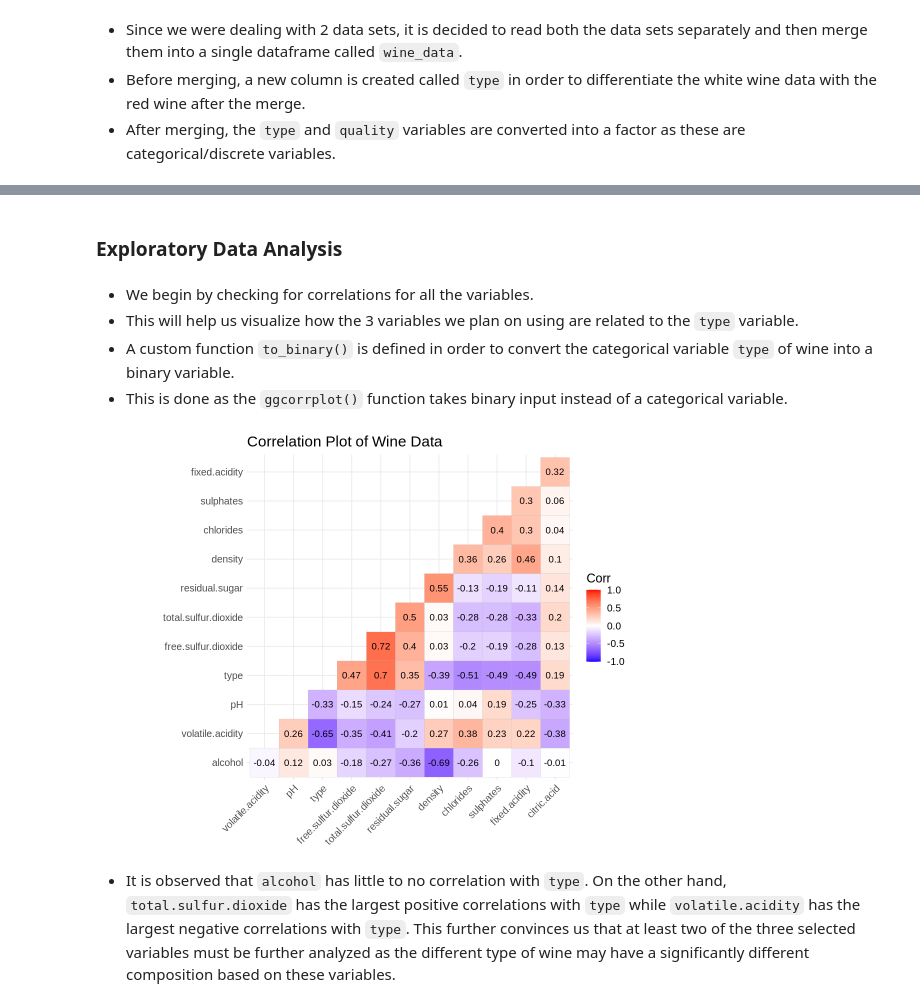
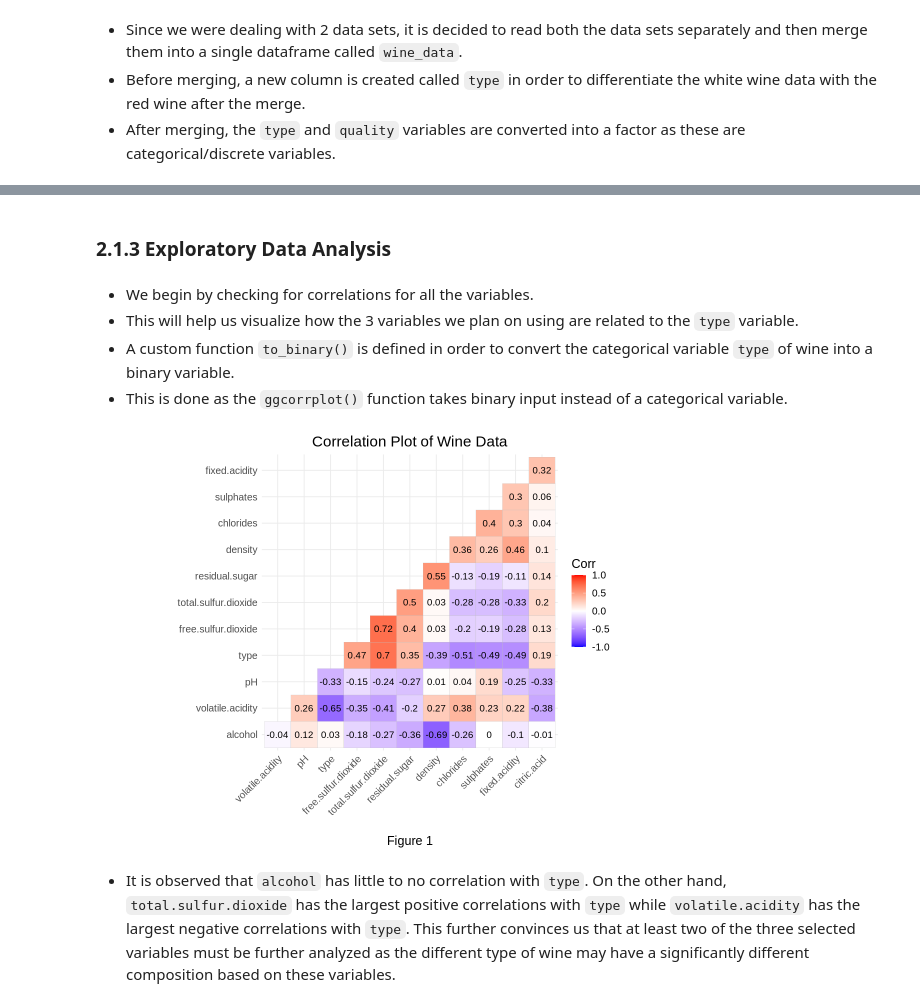
Before and after one commit to omertahi/STAT201-project, a Jupyter notebook: case_proposal.ipynb, the cells around one changed output, grey strips where cells are left out. Cells and saved outputs as stored; diff of their text form; code cells hidden in the pictures.

```diff
--- a/case_proposal.ipynb
+++ b/case_proposal.ipynb
@@ -97,5 +69,5 @@ A data.frame: 6 × 13
 # %% [markdown]
-### Exploratory Data Analysis
+### 2.1.3 Exploratory Data Analysis
 # %% [markdown]
 * We begin by checking for correlations for all the variables.
 * This will help us visualize how the 3 variables we plan on using are related to the `type` variable.
@@ -104,31 +76,34 @@ A data.frame: 6 × 13
 # %%
 options(repr.plot.width = 10, repr.plot.height = 7)
 
 # Convert categorical variable to binary (needed to make ggorrplot() work)
 to_binary <- function(x) {
     if(x == "red") {
         return(0)
     } else {
         return(1)
     }
 }
 
 # Prepare data for correlation plot
 r <- wine_data |>
     mutate(type = sapply(wine_data$type, to_binary)) |>
     select(type:alcohol) |>
     cor(use="complete.obs")|>
     round(2)
 
 # Visualize the correlations across all the variables
 ggcorrplot(r,
            hc.order = TRUE,
            type = "lower",
            lab = TRUE) +
-    labs(title = "Correlation Plot of Wine Data") +
-    theme(text = element_text(size = 15))
+    labs(title = "Correlation Plot of Wine Data",
+         caption = "\nFigure 1") +
+    theme(text = element_text(size = 15),
+          plot.title = element_text(hjust = 0.5),
+          plot.caption = element_text(size = 15, hjust = 0.5))
 # %% [output]
-[figure, old version]
+[figure, new version]
 # %% [markdown]
 * It is observed that `alcohol` has little to no correlation with `type`. On the other hand, `total.sulfur.dioxide` has the largest positive correlations with `type` while `volatile.acidity` has the largest negative correlations with `type`. This further convinces us that at least two of the three selected variables must be further analyzed as the different type of wine may have a significantly different composition based on these variables.
 # %% [markdown]
```
Also changed, not shown: parts of 32 cells of this notebook.
